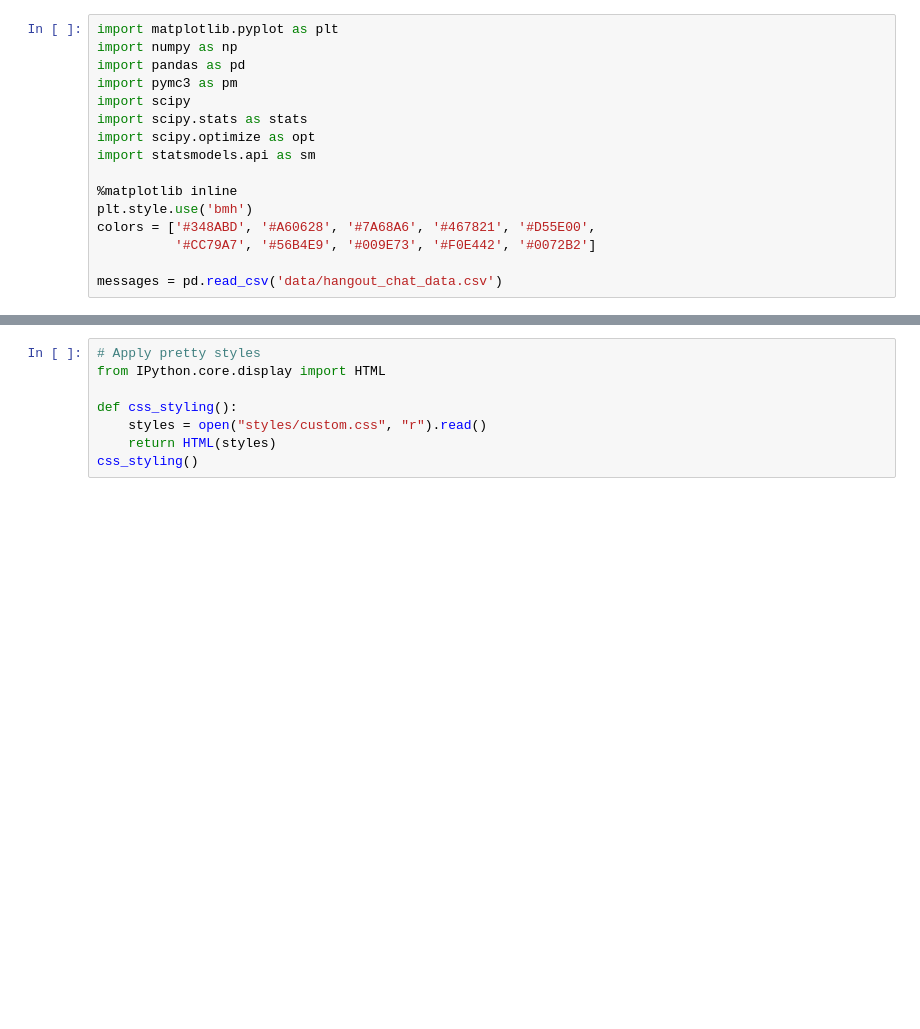
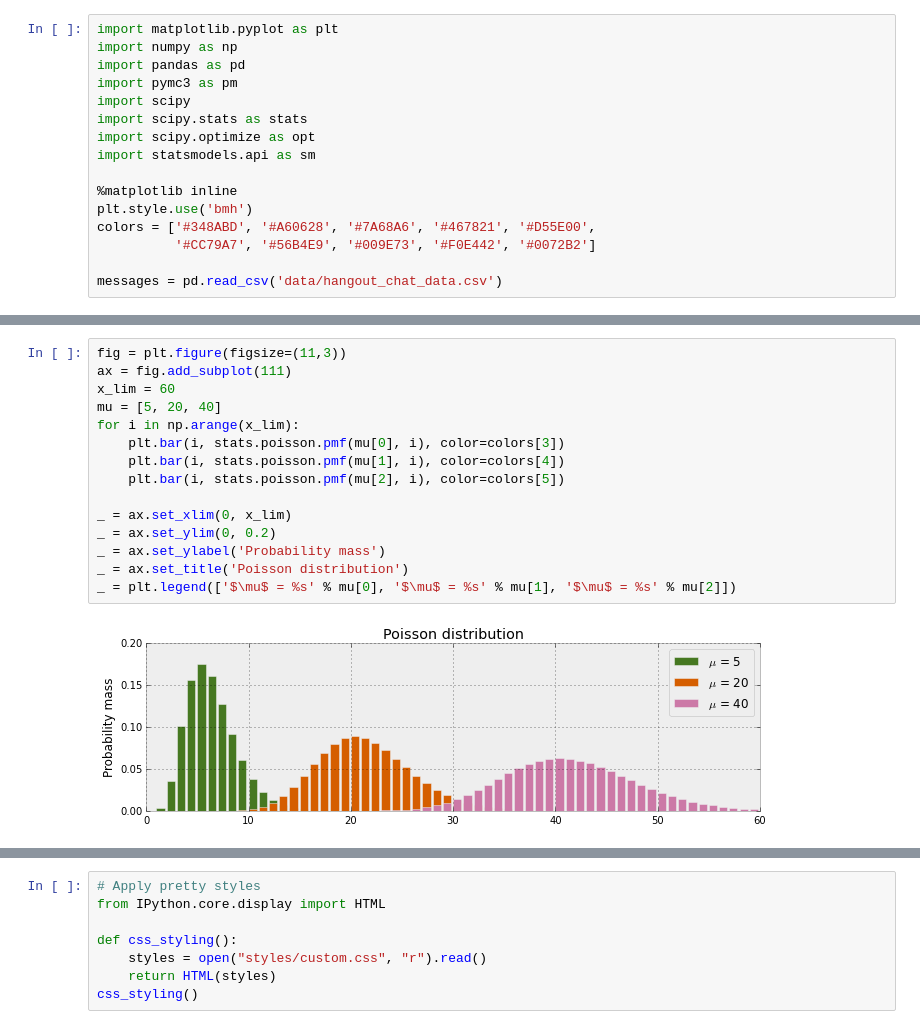
Before and after one commit to markdregan/Bayesian-Modelling-in-Python, a Jupyter notebook: Section 1. Estimating model parameters.ipynb, the cells around one changed output, grey strips where cells are left out. Drawn from its saved outputs; the diff is of its cells as text; blank space fills up the shorter version.

```diff
--- a/Section 1. Estimating model parameters.ipynb
+++ b/Section 1. Estimating model parameters.ipynb
@@ -19,0 +33,17 @@ messages = pd.read_csv('data/hangout_chat_data.csv')
+# %%
+fig = plt.figure(figsize=(11,3))
+ax = fig.add_subplot(111)
+x_lim = 60
+mu = [5, 20, 40]
+for i in np.arange(x_lim):
+    plt.bar(i, stats.poisson.pmf(mu[0], i), color=colors[3])
+    plt.bar(i, stats.poisson.pmf(mu[1], i), color=colors[4])
+    plt.bar(i, stats.poisson.pmf(mu[2], i), color=colors[5])
+
+_ = ax.set_xlim(0, x_lim)
+_ = ax.set_ylim(0, 0.2)
+_ = ax.set_ylabel('Probability mass')
+_ = ax.set_title('Poisson distribution')
+_ = plt.legend(['$\mu$ = %s' % mu[0], '$\mu$ = %s' % mu[1], '$\mu$ = %s' % mu[2]])
+# %% [output]
+[figure, added]
```
Also changed, not shown: parts of 29 cells of this notebook, 7 other files.
